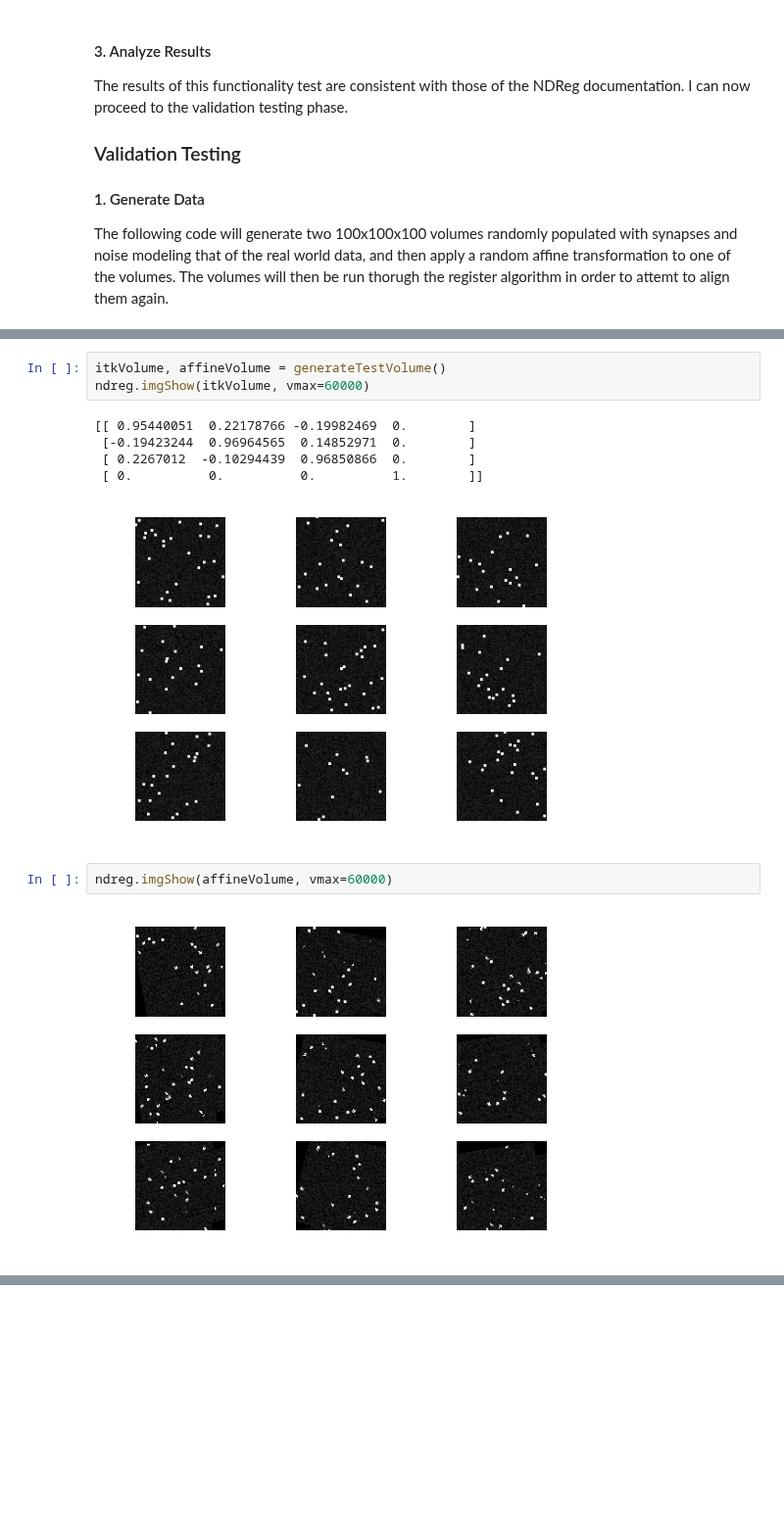
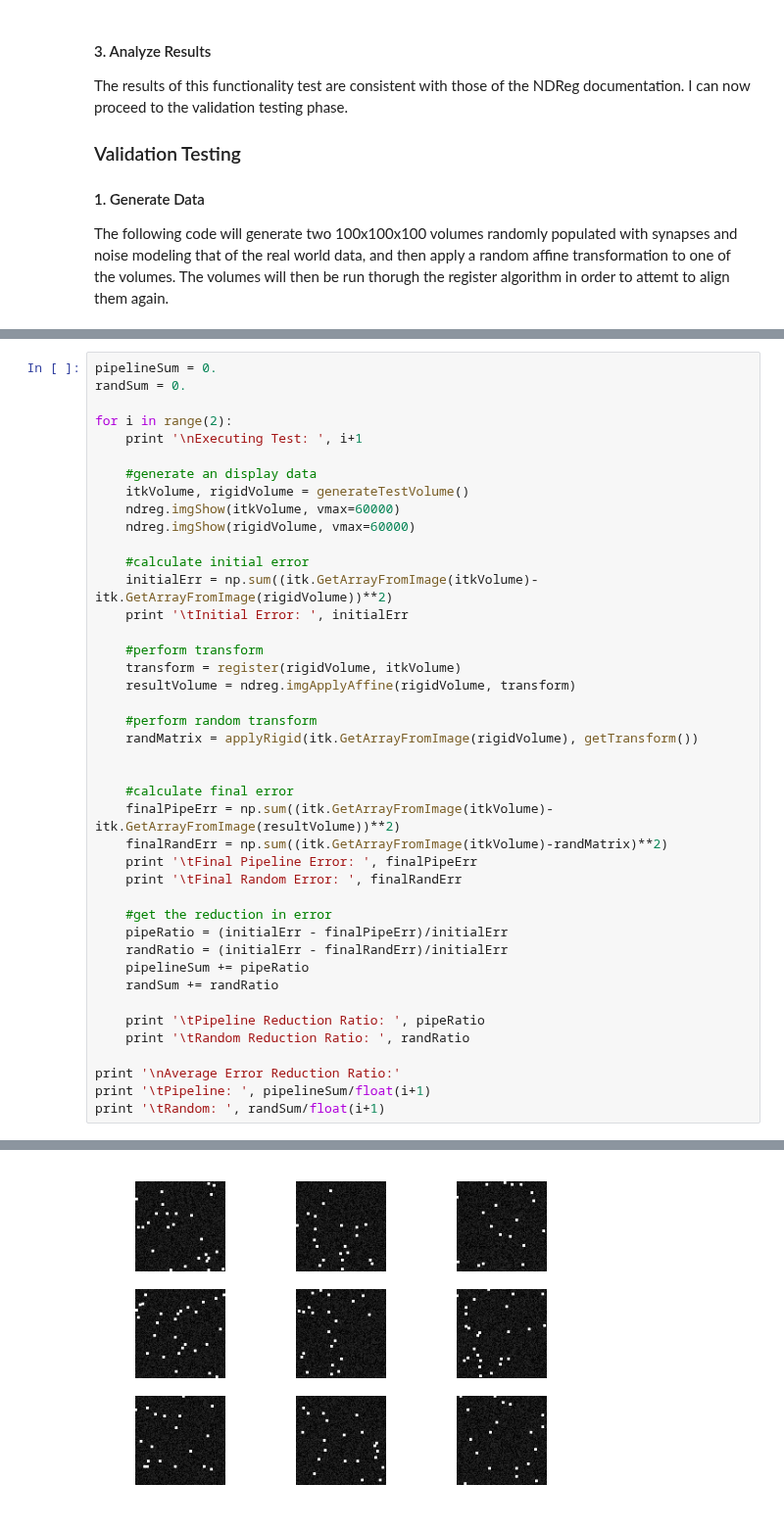
Before and after one commit to NeuroDataDesign/pan-synapse, a Jupyter notebook: background/NDReg_Algorithms.md.ipynb, the cells around one changed output, grey strips where cells are left out. Shown at 98% size. Drawn from its saved outputs; the diff is of its cells as text; blank space fills up the shorter version.

Commit message:
added validation test code to ndreg algorithms md, but not sure how to navigate around the change in shape made by imgApplyAffine yet

```diff
--- a/background/NDReg_Algorithms.md.ipynb
+++ b/background/NDReg_Algorithms.md.ipynb
@@ -184,13 +186,43 @@ def generateTestVolume():
-# %%
-itkVolume, affineVolume = generateTestVolume()
-ndreg.imgShow(itkVolume, vmax=60000)
-# %% [output]
-[[ 0.95440051  0.22178766 -0.19982469  0.        ]
- [-0.19423244  0.96964565  0.14852971  0.        ]
- [ 0.2267012  -0.10294439  0.96850866  0.        ]
- [ 0.          0.          0.          1.        ]]
-[figure, removed]
-# %%
-ndreg.imgShow(affineVolume, vmax=60000)
-# %% [output]
-[figure, removed]
+# %%
+pipelineSum = 0.
+randSum = 0.
+
+for i in range(2):
+    print '\nExecuting Test: ', i+1
+
+    #generate an display data
+    itkVolume, rigidVolume = generateTestVolume()
+    ndreg.imgShow(itkVolume, vmax=60000)
+    ndreg.imgShow(rigidVolume, vmax=60000)
+
+    #calculate initial error
+    initialErr = np.sum((itk.GetArrayFromImage(itkVolume)-itk.GetArrayFromImage(rigidVolume))**2)
+    print '\tInitial Error: ', initialErr
+
+    #perform transform
+    transform = register(rigidVolume, itkVolume)
+    resultVolume = ndreg.imgApplyAffine(rigidVolume, transform)
+
+    #perform random transform
+    randMatrix = applyRigid(itk.GetArrayFromImage(rigidVolume), getTransform())
+
+
+    #calculate final error
+    finalPipeErr = np.sum((itk.GetArrayFromImage(itkVolume)-itk.GetArrayFromImage(resultVolume))**2)
+    finalRandErr = np.sum((itk.GetArrayFromImage(itkVolume)-randMatrix)**2)
+    print '\tFinal Pipeline Error: ', finalPipeErr
+    print '\tFinal Random Error: ', finalRandErr
+
+    #get the reduction in error
+    pipeRatio = (initialErr - finalPipeErr)/initialErr
+    randRatio = (initialErr - finalRandErr)/initialErr
+    pipelineSum += pipeRatio
+    randSum += randRatio
+
+    print '\tPipeline Reduction Ratio: ', pipeRatio
+    print '\tRandom Reduction Ratio: ', randRatio
+
+print '\nAverage Error Reduction Ratio:'
+print '\tPipeline: ', pipelineSum/float(i+1)
+print '\tRandom: ', randSum/float(i+1)
+# %% [output]
@@ -196,0 +230 @@ ndreg.imgShow(affineVolume, vmax=60000)
+[figure, added]
```
Also changed, not shown: parts of 3 cells of this notebook.
